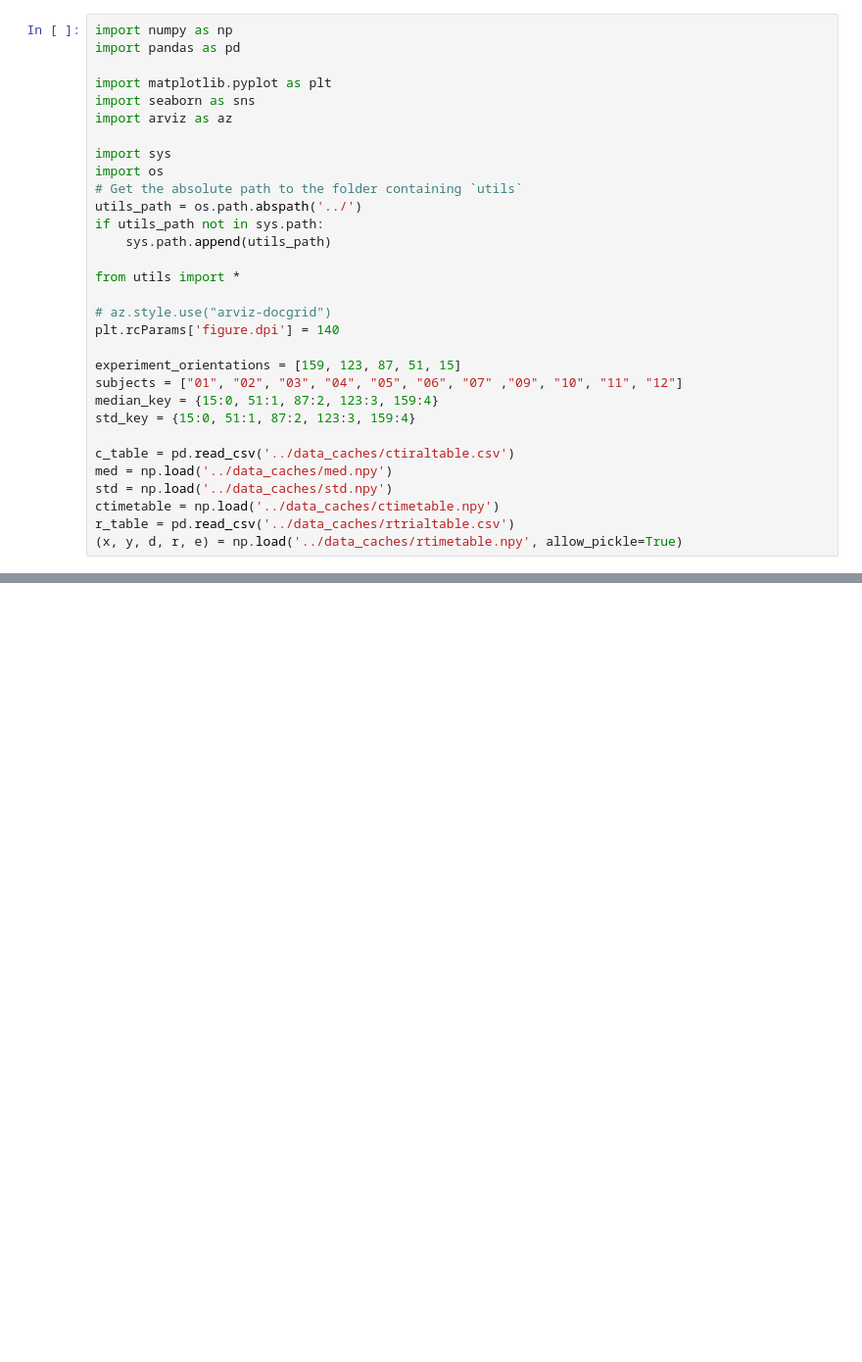
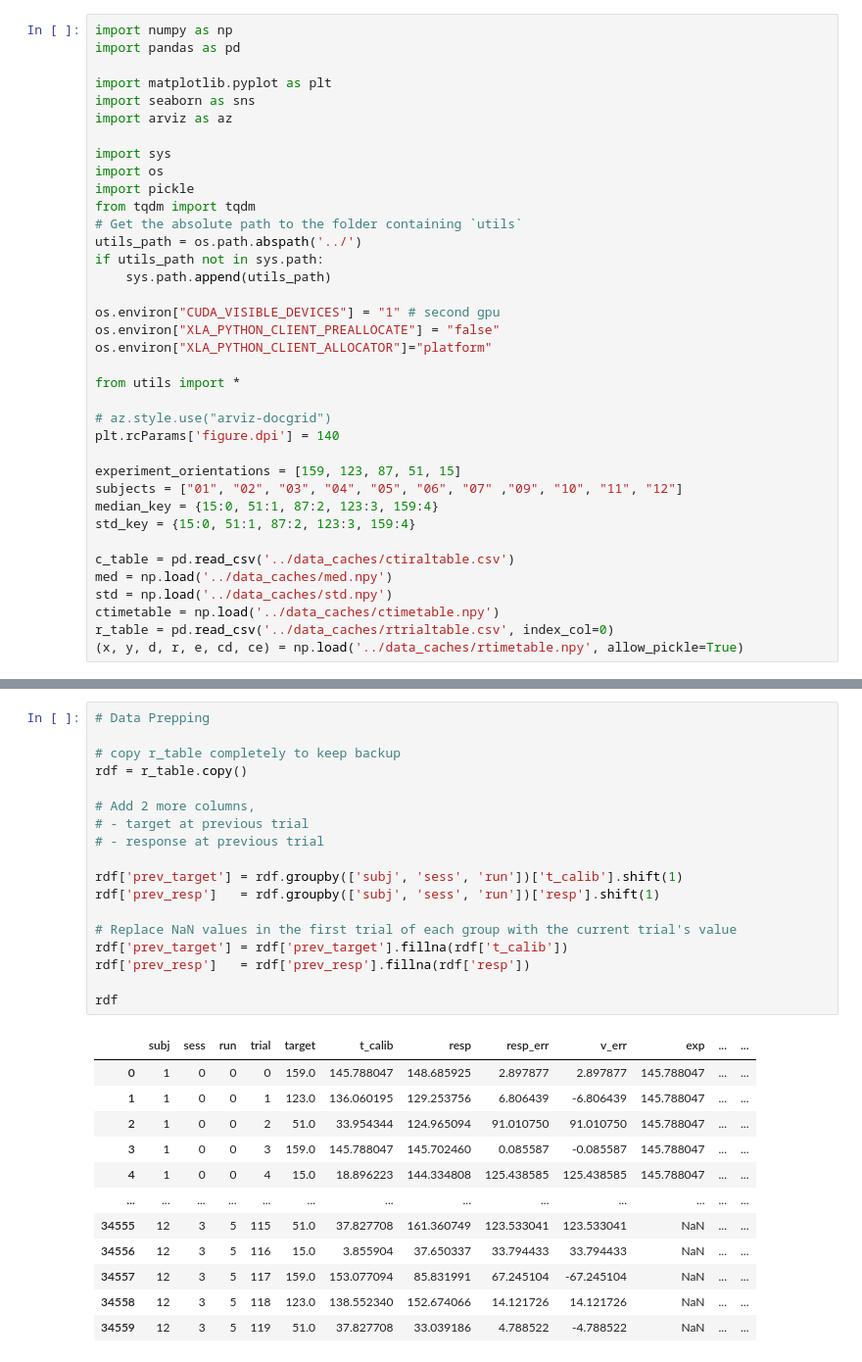
Before and after one commit to NuttidaLab/state_space_analysis, a Jupyter notebook: 04_fig/01_chmm.ipynb, the cells around one changed output, grey strips where cells are left out. Shown at 98% size. Cells and saved outputs as stored; diff of their text form; blank space fills up the shorter version.

```diff
--- a/04_fig/01_chmm.ipynb
+++ b/04_fig/01_chmm.ipynb
@@ -8,10 +8,16 @@ import arviz as az
 
 import sys
 import os
+import pickle
+from tqdm import tqdm
 # Get the absolute path to the folder containing `utils`
 utils_path = os.path.abspath('../')
 if utils_path not in sys.path:
     sys.path.append(utils_path)
+
+os.environ["CUDA_VISIBLE_DEVICES"] = "1" # second gpu
+os.environ["XLA_PYTHON_CLIENT_PREALLOCATE"] = "false"
+os.environ["XLA_PYTHON_CLIENT_ALLOCATOR"]="platform"
 
 from utils import *
 
@@ -27,6 +33,6 @@ c_table = pd.read_csv('../data_caches/ctiraltable.csv')
 med = np.load('../data_caches/med.npy')
 std = np.load('../data_caches/std.npy')
 ctimetable = np.load('../data_caches/ctimetable.npy')
-r_table = pd.read_csv('../data_caches/rtrialtable.csv')
-(x, y, d, r, e) = np.load('../data_caches/rtimetable.npy', allow_pickle=True)
+r_table = pd.read_csv('../data_caches/rtrialtable.csv', index_col=0)
+(x, y, d, r, e, cd, ce) = np.load('../data_caches/rtimetable.npy', allow_pickle=True)
 # %%
@@ -41,0 +59,31 @@ chmm = CircularRegressionHMM(num_states, covariate_dim, emission_dim)
+# %%
+# Data Prepping
+
+# copy r_table completely to keep backup
+rdf = r_table.copy()
+
+# Add 2 more columns,
+# - target at previous trial
+# - response at previous trial
+
+rdf['prev_target'] = rdf.groupby(['subj', 'sess', 'run'])['t_calib'].shift(1)
+rdf['prev_resp']   = rdf.groupby(['subj', 'sess', 'run'])['resp'].shift(1)
+
+# Replace NaN values in the first trial of each group with the current trial's value
+rdf['prev_target'] = rdf['prev_target'].fillna(rdf['t_calib'])
+rdf['prev_resp']   = rdf['prev_resp'].fillna(rdf['resp'])
+
+rdf
+# %% [output]
+|  | subj | sess | run | trial | target | t_calib | resp | resp_err | v_err | exp | ... | ... |
+| 0 | 1 | 0 | 0 | 0 | 159.0 | 145.788047 | 148.685925 | 2.897877 | 2.897877 | 145.788047 | ... | ... |
+| 1 | 1 | 0 | 0 | 1 | 123.0 | 136.060195 | 129.253756 | 6.806439 | -6.806439 | 145.788047 | ... | ... |
+| 2 | 1 | 0 | 0 | 2 | 51.0 | 33.954344 | 124.965094 | 91.010750 | 91.010750 | 145.788047 | ... | ... |
+| 3 | 1 | 0 | 0 | 3 | 159.0 | 145.788047 | 145.702460 | 0.085587 | -0.085587 | 145.788047 | ... | ... |
+| 4 | 1 | 0 | 0 | 4 | 15.0 | 18.896223 | 144.334808 | 125.438585 | 125.438585 | 145.788047 | ... | ... |
+| ... | ... | ... | ... | ... | ... | ... | ... | ... | ... | ... | ... | ... |
+| 34555 | 12 | 3 | 5 | 115 | 51.0 | 37.827708 | 161.360749 | 123.533041 | 123.533041 | NaN | ... | ... |
+| 34556 | 12 | 3 | 5 | 116 | 15.0 | 3.855904 | 37.650337 | 33.794433 | 33.794433 | NaN | ... | ... |
+| 34557 | 12 | 3 | 5 | 117 | 159.0 | 153.077094 | 85.831991 | 67.245104 | -67.245104 | NaN | ... | ... |
+| 34558 | 12 | 3 | 5 | 118 | 123.0 | 138.552340 | 152.674066 | 14.121726 | 14.121726 | NaN | ... | ... |
+| 34559 | 12 | 3 | 5 | 119 | 51.0 | 37.827708 | 33.039186 | 4.788522 | -4.788522 | NaN | ... | ... |
```
Also changed, not shown: parts of 21 cells of this notebook, 26 other files.
